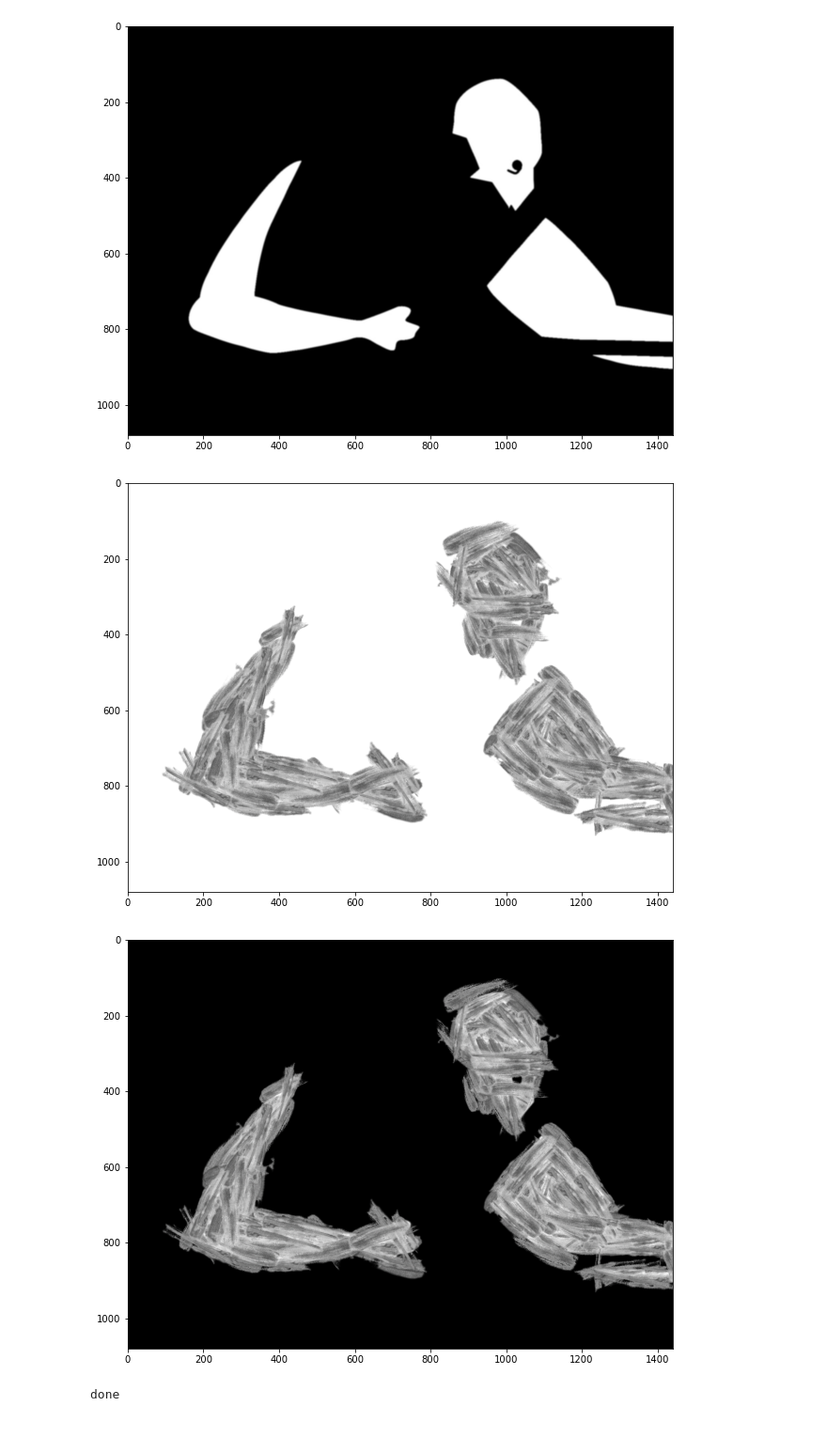
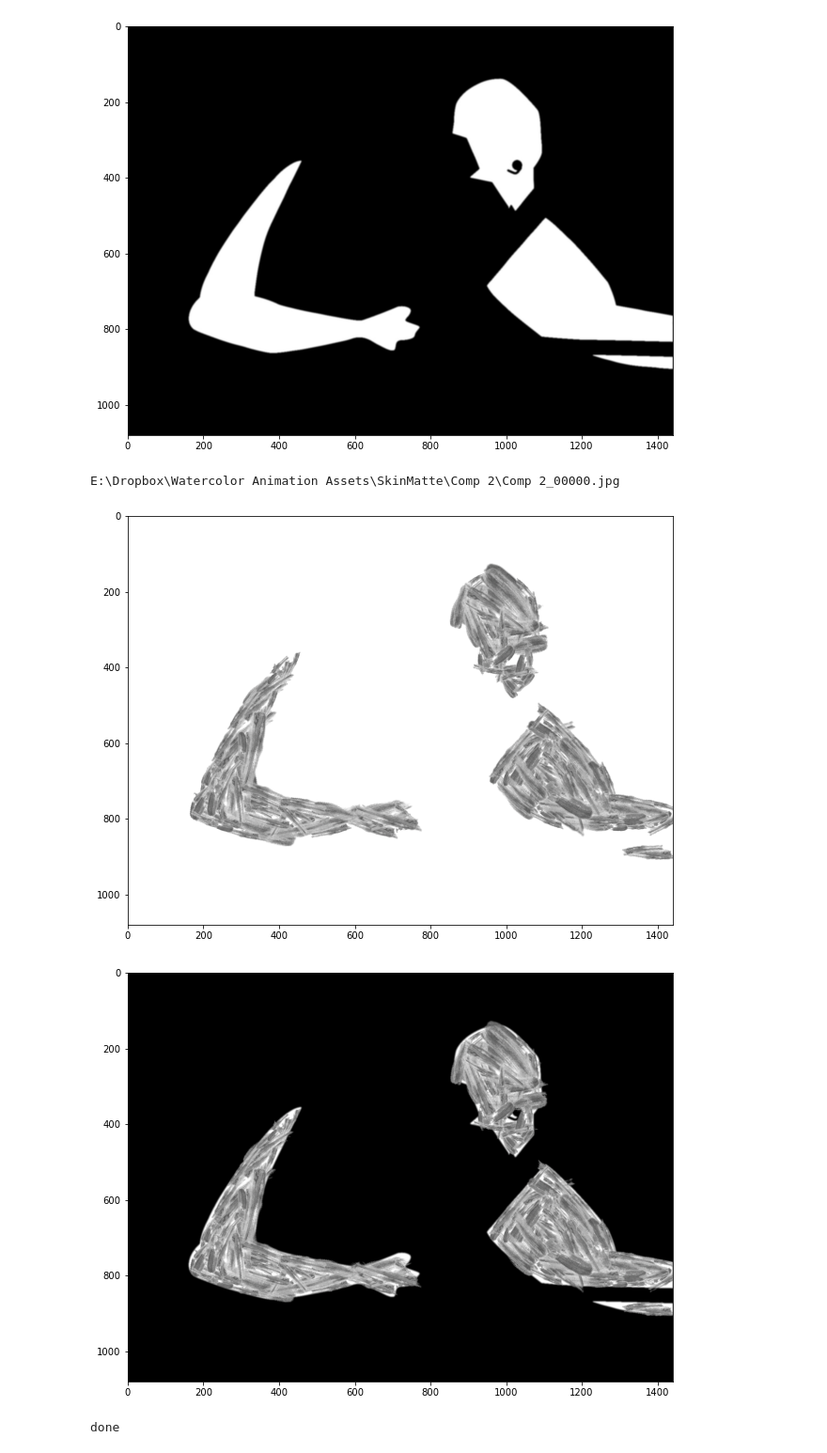
Before and after one commit to CarlKCarlK/anipaint, a Jupyter notebook: notebooks/anipaint3.ipynb, the cells around one changed output. Shown at 94% size. Cells and saved outputs as stored; diff of their text form; code cells hidden in the pictures.

```diff
--- a/notebooks/anipaint3.ipynb
+++ b/notebooks/anipaint3.ipynb
@@ -27,24 +27,27 @@ plt.show()
 [figure]
 # %%
 im_all = paint(
-    matte_path,
-    brush_pattern,
-    random_count=200,
+    output_folder = None,
+    matte_pattern = matte_path,
+    brush_pattern = brush_pattern,
+    random_count=500,
+    outside_penalty=4,
     keep_threshold=0,
     candidate_range=(1,256),
     credit_range=(1, 256),
     mixing_range=(255, 256),
-    sprite_factor_range=(.5,1)
-)
+    sprite_factor_range=(.25,1)
+)[0]
 plt.imshow(im_all)
 plt.show()
 im0 = matte_image.copy()
 im0.paste(im_all, (0, 0), im_all)
 plt.imshow(im0)
 plt.show()
 # %% [output]
+E:\Dropbox\Watercolor Animation Assets\SkinMatte\Comp 2\Comp 2_00000.jpg
-[figure, old version]
+[figure, new version]
-[figure, old version]
+[figure, new version]
 # %%
 im_edge = paint(
     matte_path,
```
Also changed, not shown: 2 other files.
